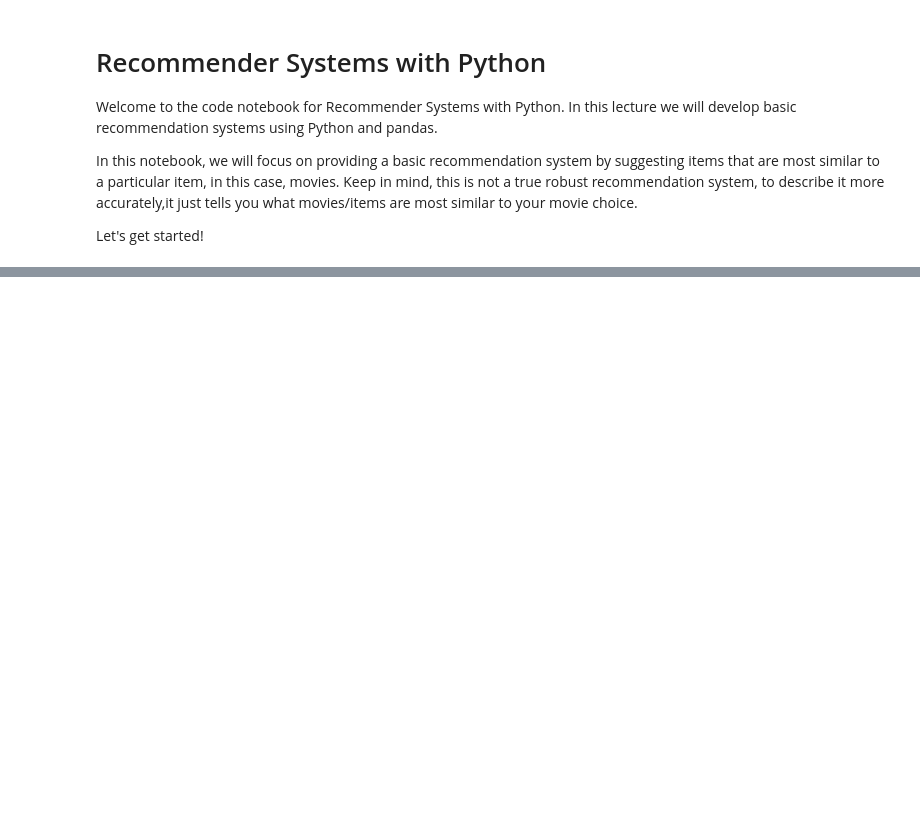
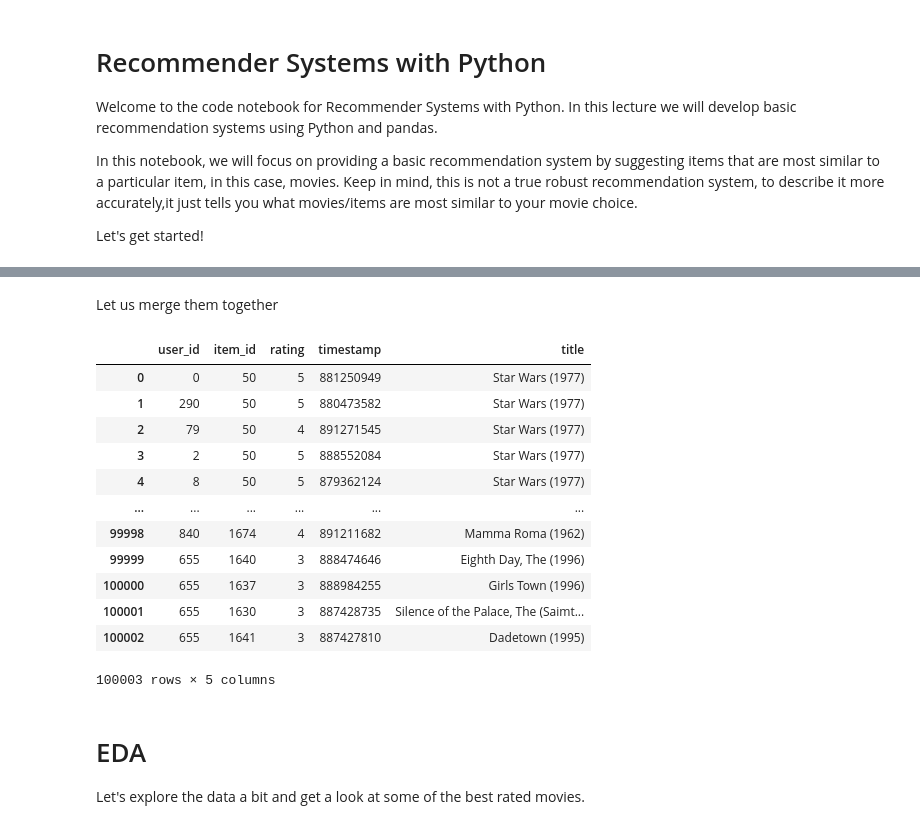
Before and after one commit to akash16dhotre/03_Movie_Recommendation_System, a Jupyter notebook: Recommender Systems with Python.ipynb, the cells around one changed output, grey strips where cells are left out. Drawn from its saved outputs; the diff is of its cells as text; code cells hidden in the pictures; blank space fills up the shorter version.

```diff
--- a/Recommender Systems with Python.ipynb
+++ b/Recommender Systems with Python.ipynb
@@ -19,0 +25,3 @@ FileNotFoundError: [Errno 2] File u.data does not exist: 'u.data'
+# %%
+movie_titles = pd.read_csv('Movie_Id_Titles')
+movie_titles.head()
@@ -19,0 +35,22 @@ FileNotFoundError: [Errno 2] File u.data does not exist: 'u.data'
+# %% [markdown]
+Let us merge them together
+# %%
+df=pd.merge(df, movie_titles, on='item_id')
+df
+# %% [output]
+|  | user_id | item_id | rating | timestamp | title |
+| 0 | 0 | 50 | 5 | 881250949 | Star Wars (1977) |
+| 1 | 290 | 50 | 5 | 880473582 | Star Wars (1977) |
+| 2 | 79 | 50 | 4 | 891271545 | Star Wars (1977) |
+| 3 | 2 | 50 | 5 | 888552084 | Star Wars (1977) |
+| 4 | 8 | 50 | 5 | 879362124 | Star Wars (1977) |
+| ... | ... | ... | ... | ... | ... |
+| 99998 | 840 | 1674 | 4 | 891211682 | Mamma Roma (1962) |
+| 99999 | 655 | 1640 | 3 | 888474646 | Eighth Day, The (1996) |
+| 100000 | 655 | 1637 | 3 | 888984255 | Girls Town (1996) |
+| 100001 | 655 | 1630 | 3 | 887428735 | Silence of the Palace, The (Saimt... |
+| 100002 | 655 | 1641 | 3 | 887427810 | Dadetown (1995) |
+100003 rows × 5 columns
+# %% [markdown]
+# EDA
+Let's explore the data a bit and get a look at some of the best rated movies.
```
Also changed, not shown: parts of 12 cells of this notebook.
